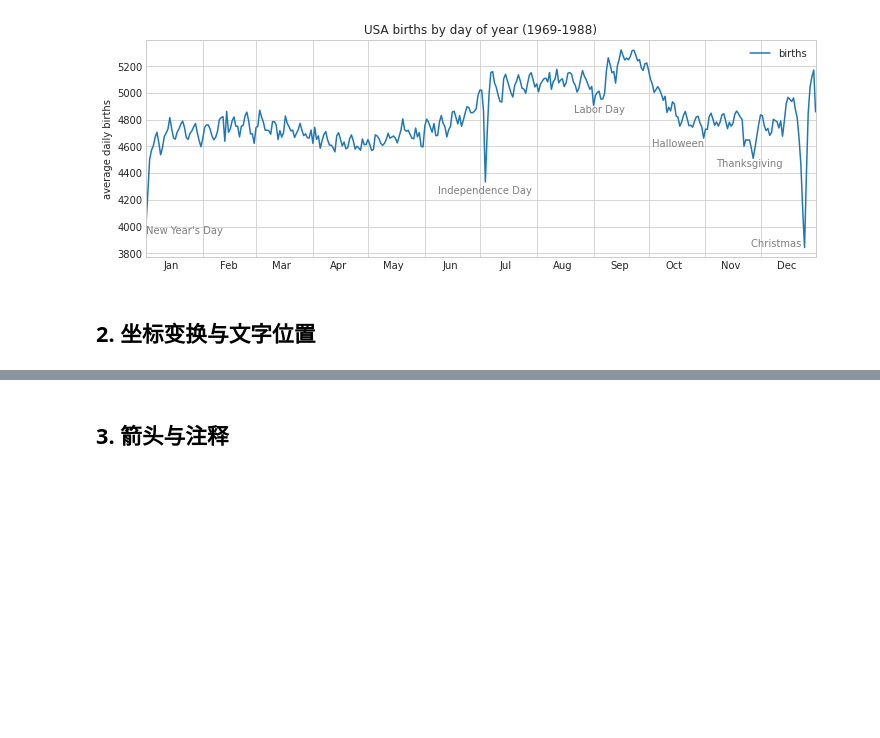
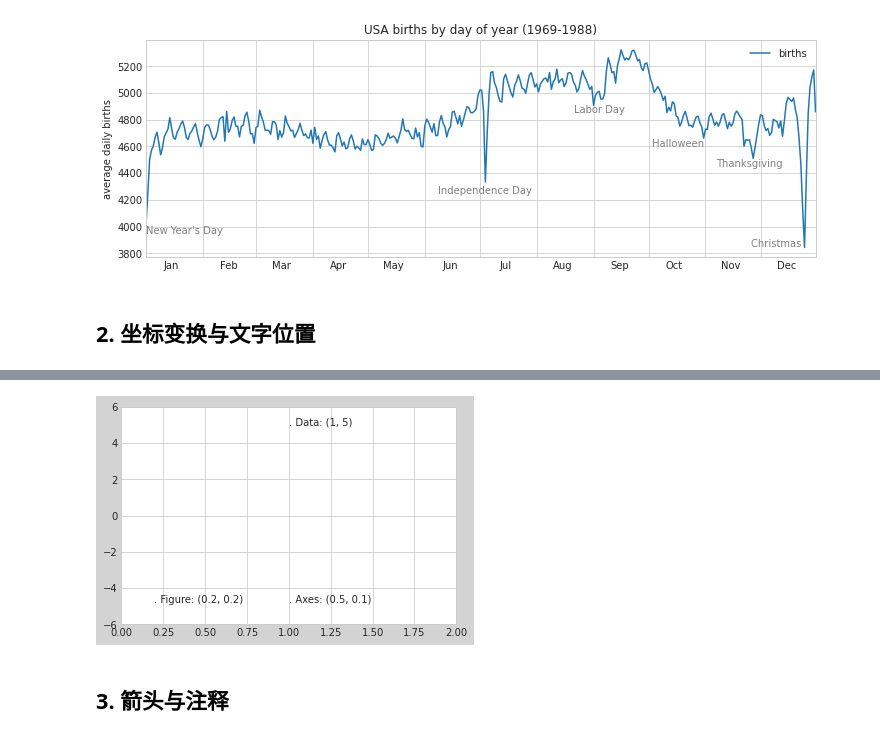
Before and after one commit to michaelbrucelin/HelloLanguage, a Jupyter notebook: Jupyter/Python/Book/Python数据科学手册/03-Matplotlib数据可视化/11-文字与注释.ipynb, the cells around one changed output, grey strips where cells are left out. Cells and saved outputs as stored; diff of their text form; code cells hidden in the pictures; blank space fills up the shorter version.

```diff
--- a/Jupyter/Python/Book/Python数据科学手册/03-Matplotlib数据可视化/11-文字与注释.ipynb
+++ b/Jupyter/Python/Book/Python数据科学手册/03-Matplotlib数据可视化/11-文字与注释.ipynb
@@ -68,2 +89,9 @@ ax.xaxis.set_minor_formatter(mpl.dates.DateFormatter('%h'));
+# %%
+# 假如你改变了坐标轴上下限，那么只有 transData 坐标会受影响，其他坐标系都不变
+ax.set_xlim(0, 2)
+ax.set_ylim(-6, 6)
+fig
+# %% [output]
+[figure, added]
 # %% [markdown]
 ## 3. 箭头与注释
```
Also changed, not shown: parts of 5 cells of this notebook, 2 other files.
